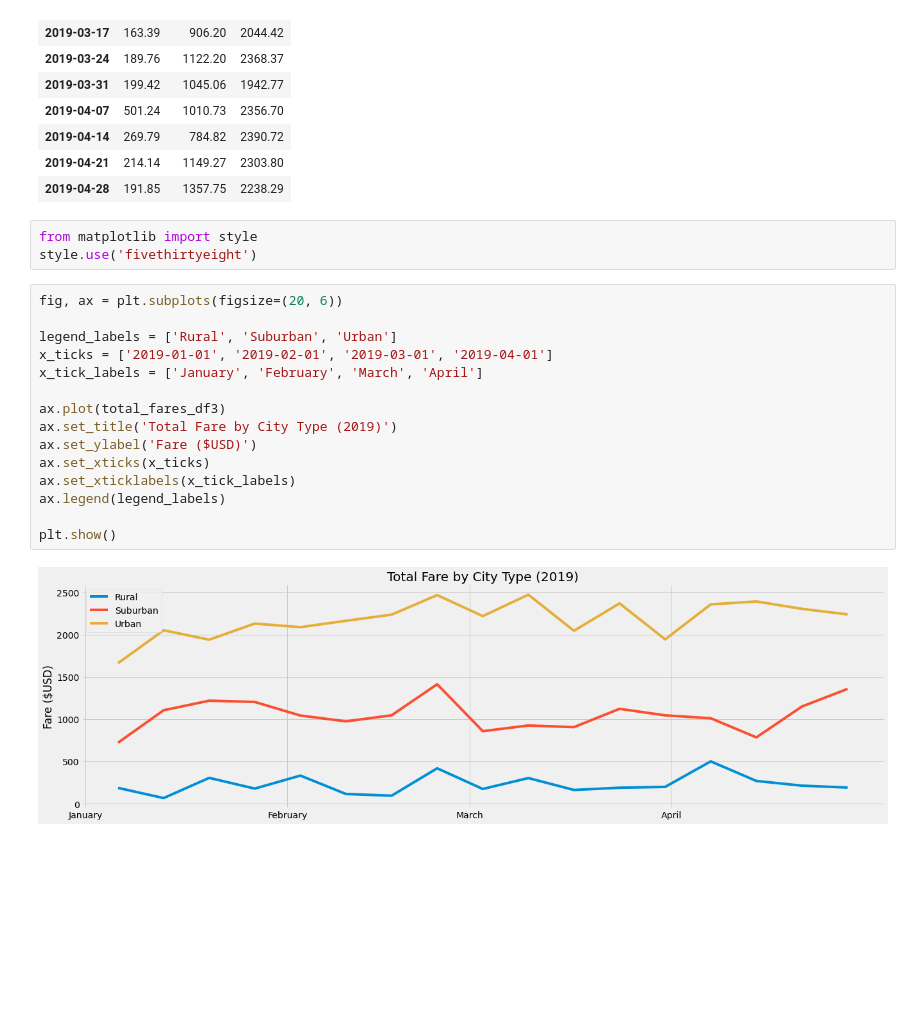
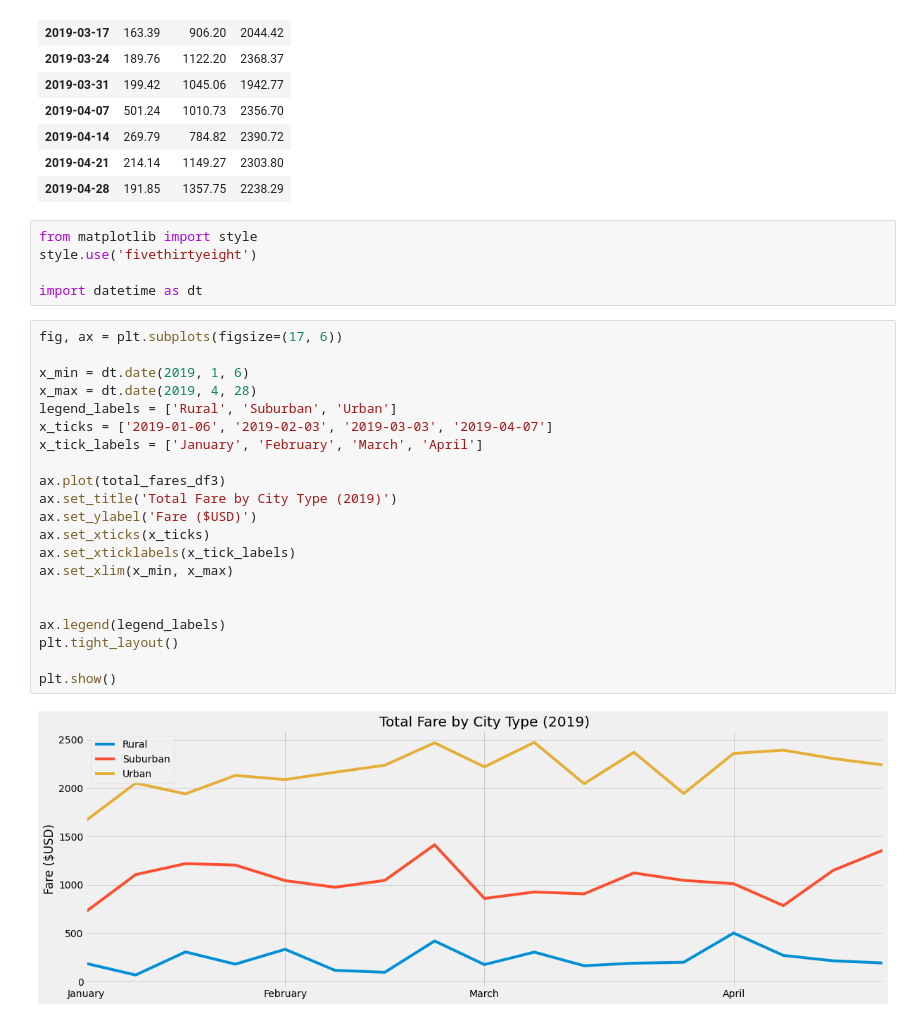
Before and after one commit to Mots94/PyBer_Analysis, a Jupyter notebook: PyBer.ipynb, the cells around one changed output. Drawn from its saved outputs; the diff is of its cells as text; blank space fills up the shorter version.

```diff
--- a/PyBer.ipynb
+++ b/PyBer.ipynb
@@ -1016,20 +1016,28 @@ total_fares_df3
 # %%
 from matplotlib import style
 style.use('fivethirtyeight')
+
+import datetime as dt
 # %%
-fig, ax = plt.subplots(figsize=(20, 6))
+fig, ax = plt.subplots(figsize=(17, 6))
 
+x_min = dt.date(2019, 1, 6)
+x_max = dt.date(2019, 4, 28)
 legend_labels = ['Rural', 'Suburban', 'Urban']
-x_ticks = ['2019-01-01', '2019-02-01', '2019-03-01', '2019-04-01']
+x_ticks = ['2019-01-06', '2019-02-03', '2019-03-03', '2019-04-07']
 x_tick_labels = ['January', 'February', 'March', 'April']
 
 ax.plot(total_fares_df3)
 ax.set_title('Total Fare by City Type (2019)')
 ax.set_ylabel('Fare ($USD)')
 ax.set_xticks(x_ticks)
 ax.set_xticklabels(x_tick_labels)
+ax.set_xlim(x_min, x_max)
+
+
 ax.legend(legend_labels)
+plt.tight_layout()
 
 plt.show()
 # %% [output]
-[figure, old version]
+[figure, new version]
```
Also changed, not shown: parts of 1 cell of this notebook, 4 other files.
